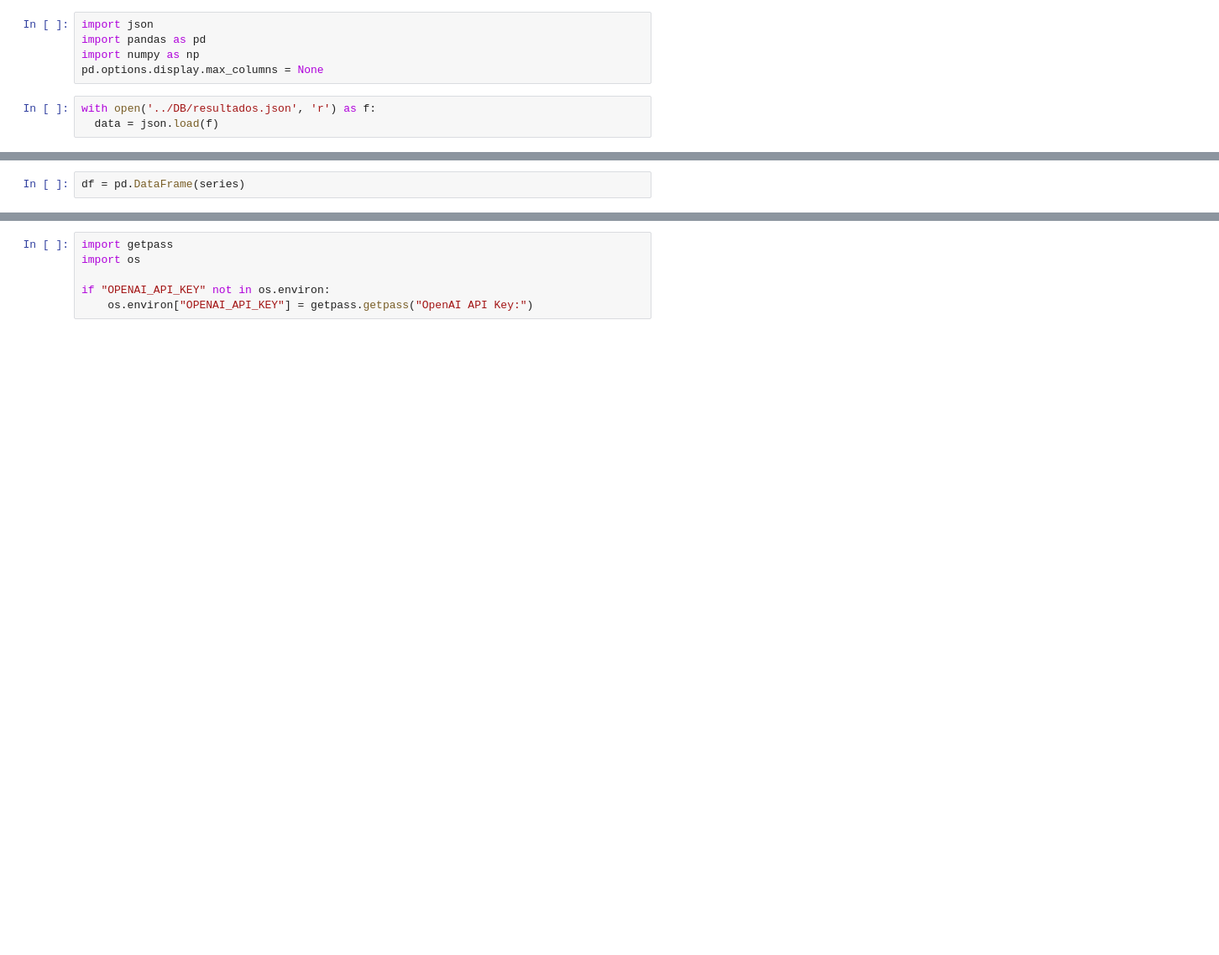
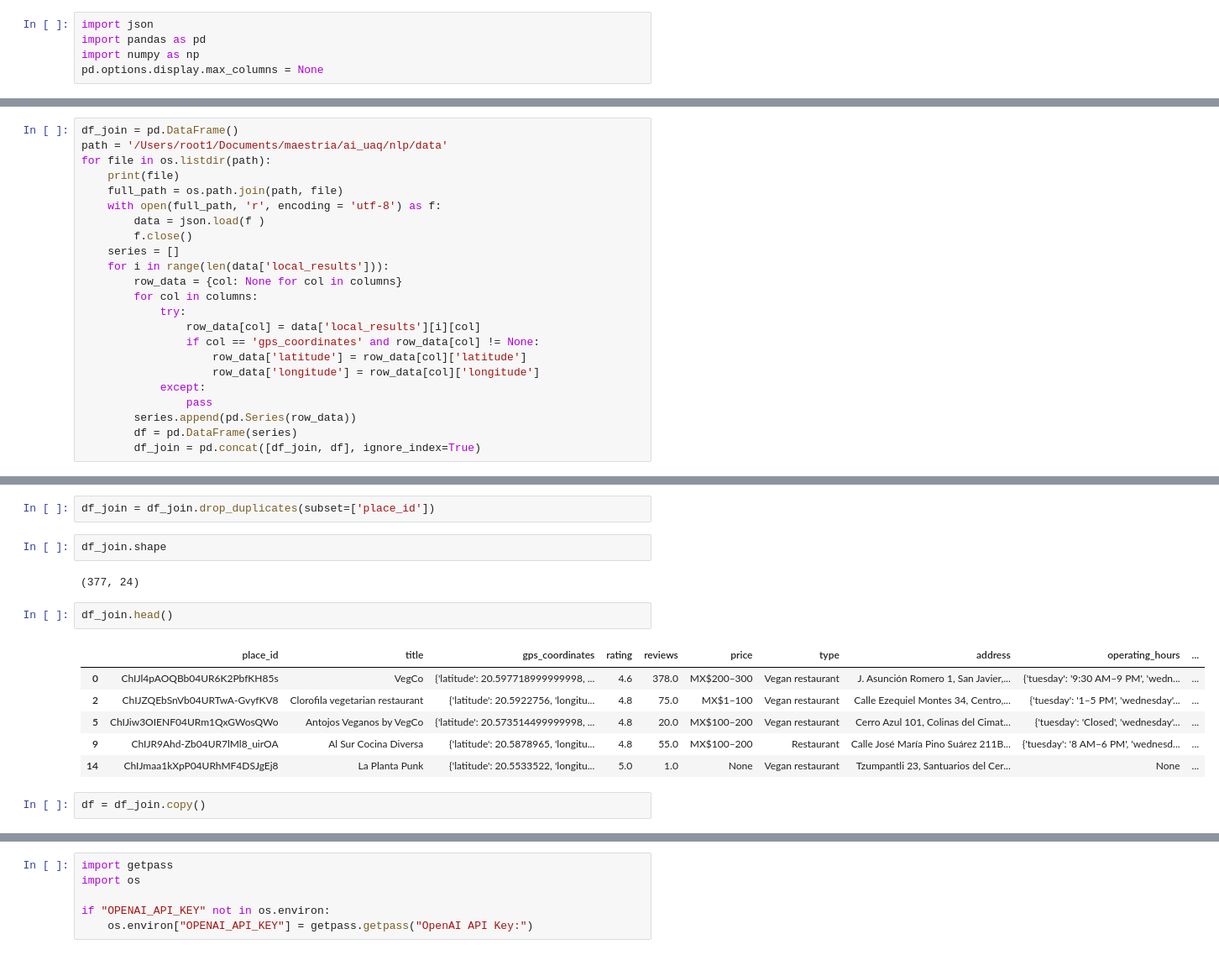
Before and after one commit to vmaya7/Graph-Rag-with-Folium, a Jupyter notebook: notebooks/DB.ipynb, the cells around one changed output, grey strips where cells are left out. Shown at 84% size. Drawn from its saved outputs; the diff is of its cells as text; blank space fills up the shorter version.

```diff
--- a/notebooks/DB.ipynb
+++ b/notebooks/DB.ipynb
@@ -60,6 +60,3 @@ import json
 import pandas as pd
 import numpy as np
 pd.options.display.max_columns = None
-# %%
-with open('../DB/resultados.json', 'r') as f:
-  data = json.load(f)
@@ -100,0 +88,23 @@ for i in range(len(data['local_results'])):
+# %%
+df_join = pd.DataFrame()
+path = '/Users/root1/Documents/maestria/ai_uaq/nlp/data'
+for file in os.listdir(path):
+    print(file)
+    full_path = os.path.join(path, file)
+    with open(full_path, 'r', encoding = 'utf-8') as f:
+        data = json.load(f )
+        f.close()
+    series = []
+    for i in range(len(data['local_results'])):
+        row_data = {col: None for col in columns}
+        for col in columns:
+            try:
+                row_data[col] = data['local_results'][i][col]
+                if col == 'gps_coordinates' and row_data[col] != None:
+                    row_data['latitude'] = row_data[col]['latitude']
+                    row_data['longitude'] = row_data[col]['longitude']
+            except:
+                pass
+        series.append(pd.Series(row_data))
+        df = pd.DataFrame(series)
+        df_join = pd.concat([df_join, df], ignore_index=True)
@@ -101,5 +129,20 @@ for i in range(len(data['local_results'])):
+# %%
+df_join = df_join.drop_duplicates(subset=['place_id'])
+# %%
+df_join.shape
+# %% [output]
+(377, 24)
+# %%
+df_join.head()
+# %% [output]
+|  | place_id | title | gps_coordinates | rating | reviews | price | type | address | operating_hours | ... |
+| 0 | ChIJl4pAOQBb04UR6K2PbfKH85s | VegCo | {'latitude': 20.597718999999998, ... | 4.6 | 378.0 | MX$200–300 | Vegan restaurant | J. Asunción Romero 1, San Javier,... | {'tuesday': '9:30 AM–9 PM', 'wedn... | ... |
+| 2 | ChIJZQEbSnVb04URTwA-GvyfKV8 | Clorofila vegetarian restaurant | {'latitude': 20.5922756, 'longitu... | 4.8 | 75.0 | MX$1–100 | Vegan restaurant | Calle Ezequiel Montes 34, Centro,... | {'tuesday': '1–5 PM', 'wednesday'... | ... |
+| 5 | ChIJiw3OIENF04URm1QxGWosQWo | Antojos Veganos by VegCo | {'latitude': 20.573514499999998, ... | 4.8 | 20.0 | MX$100–200 | Vegan restaurant | Cerro Azul 101, Colinas del Cimat... | {'tuesday': 'Closed', 'wednesday'... | ... |
+| 9 | ChIJR9Ahd-Zb04UR7lMl8_uirOA | Al Sur Cocina Diversa | {'latitude': 20.5878965, 'longitu... | 4.8 | 55.0 | MX$100–200 | Restaurant | Calle José María Pino Suárez 211B... | {'tuesday': '8 AM–6 PM', 'wednesd... | ... |
+| 14 | ChIJmaa1kXpP04URhMF4DSJgEj8 | La Planta Punk | {'latitude': 20.5533522, 'longitu... | 5.0 | 1.0 | None | Vegan restaurant | Tzumpantli 23, Santuarios del Cer... | None | ... |
 # %%
-df = pd.DataFrame(series)
+df = df_join.copy()
 # %%
 df.head(1)
 # %% [output]
```
Also changed, not shown: parts of 9 cells of this notebook, 2 other files.
